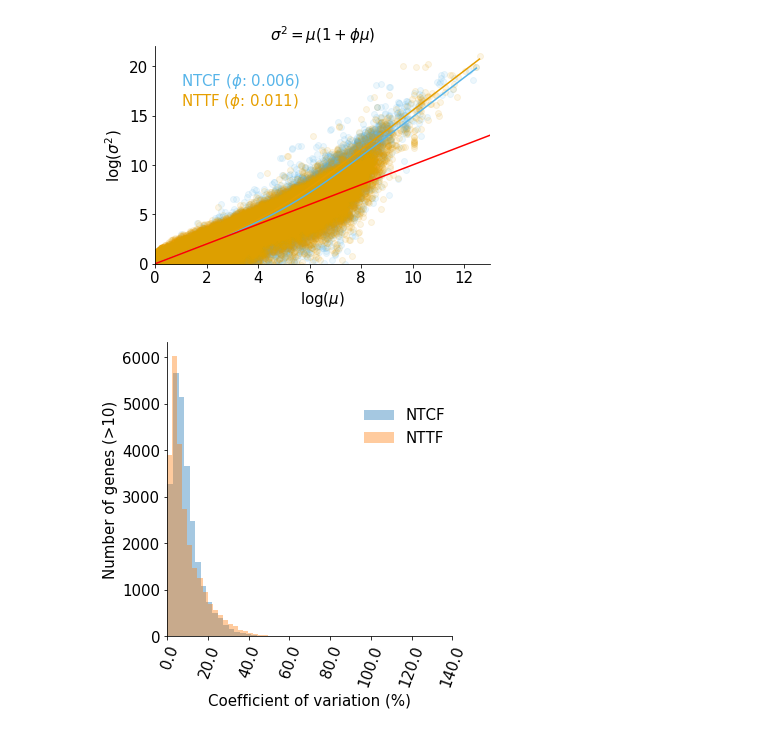
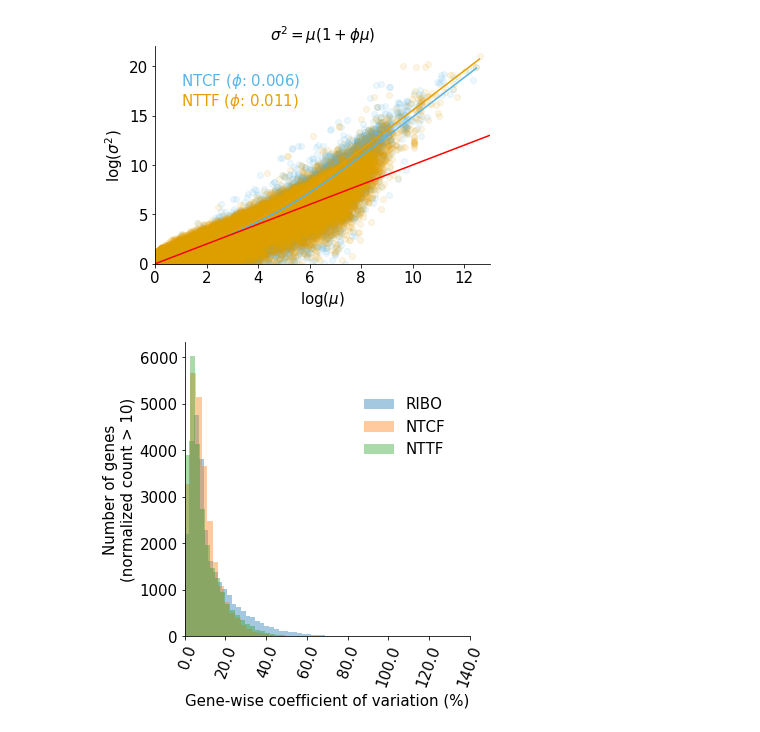
Before and after one commit to wckdouglas/tgirt_smRNA, a Jupyter notebook: scripts/reproducibility.ipynb, the cells around one changed output. Saved outputs shown, nothing was run; the diff lists cells and outputs as text; code cells hidden in the pictures.

```diff
--- a/scripts/reproducibility.ipynb
+++ b/scripts/reproducibility.ipynb
@@ -24,3 +24,12 @@ def model_cv(phi, mu):
 def fit_dispersion(phi, mu, var):
     pred_var = model_var(phi, mu)
     return mean_squared_error(var, pred_var)
+
+def TruSeq_data():
+    filename = '/stor/work/Lambowitz/Data/archived_work/2016/TGIRT_ERCC_project/result/countTables/old/norm_count.tsv'
+    df = pd.read_table(filename) \
+        .filter(regex = 'ABRF.*A-[0-3+]') \
+        .assign(seq_id = lambda d: range(d.shape[0]))\
+        .pipe(pd.melt, id_vars = ['seq_id'], var_name = 'samplename', value_name = 'norm_count') \
+        .assign(prep = lambda d: d.samplename.str.extract('-ILMN-(.*)-A-', expand=False))
+    return df
@@ -42,11 +60,11 @@ df.head()
 # %%
 mv_df = pd.melt(df, id_vars = ['seq_id'], var_name = 'samplename', value_name = 'norm_count')\
     .assign(prep = lambda d: d.samplename.str.replace('[0-9]+$',''))\
+    .pipe(lambda d: pd.concat([d, TruSeq_data()], axis=0))\
     .groupby(['seq_id','prep'], as_index=False) \
     .agg({'norm_count':['mean','std','var',variation]})
 new_col = mv_df.columns.get_level_values(0) + mv_df.columns.get_level_values(1)
 mv_df.columns = new_col
-
 mv_df.head()
 # %% [output]
 |  | seq_id | prep | norm_countmean | norm_countstd | norm_countvar | norm_countvariation |
@@ -159,21 +177,25 @@ fig.savefig('../figures/mean_var_plot_log.png', bbox_inches = 'tight')
 # %%
 cutoff = 10
 poisson_mu = mv_df\
     .query('norm_countmean > %i' %cutoff)\
     .query('prep == "NTTF"').norm_countmean
 poisson_cv = 1/np.sqrt(poisson_mu)
 p = sns.FacetGrid(data = mv_df\
                       .query('norm_countmean > %i' %cutoff)\
+                      .pipe(lambda d: d[~d.prep.str.contains('^[RLV]$')])\
                       .assign(cv = lambda d: 100 * d.norm_countvariation),
                   hue = 'prep', size=5)
 p.map(sns.distplot, 'cv', kde=False, bins=50)
 p.add_legend(title = '', bbox_to_anchor=(0.8,0.8), fontsize=15)
-p.set_axis_labels('Coefficient of variation (%)', 'Number of genes (>%i)' %cutoff)
+p.set_axis_labels('Gene-wise coefficient of variation (%)', 'Number of genes\n(normalized count > %i)' %cutoff)
 ax = p.fig.axes[0]
 ax.set_xlim(0,140)
 #ax.set_ylim(0,1)
+#ax.vlines(x = 25, ymin=0,ymax = 6000, color='red')
 xts = np.linspace(0,140, 8)
 xt = ax.set_xticks(xts)
 xt = ax.set_xticklabels(xts, rotation = 70, rotation_mode = 'anchor', ha = 'right')
+p.savefig('../figures/cv_plot.eps')
+p.savefig('../figures/cv_plot.png')
 # %% [output]
-[figure, old version]
+[figure, new version]
```
Also changed, not shown: parts of 8 cells of this notebook, 2 other files.
